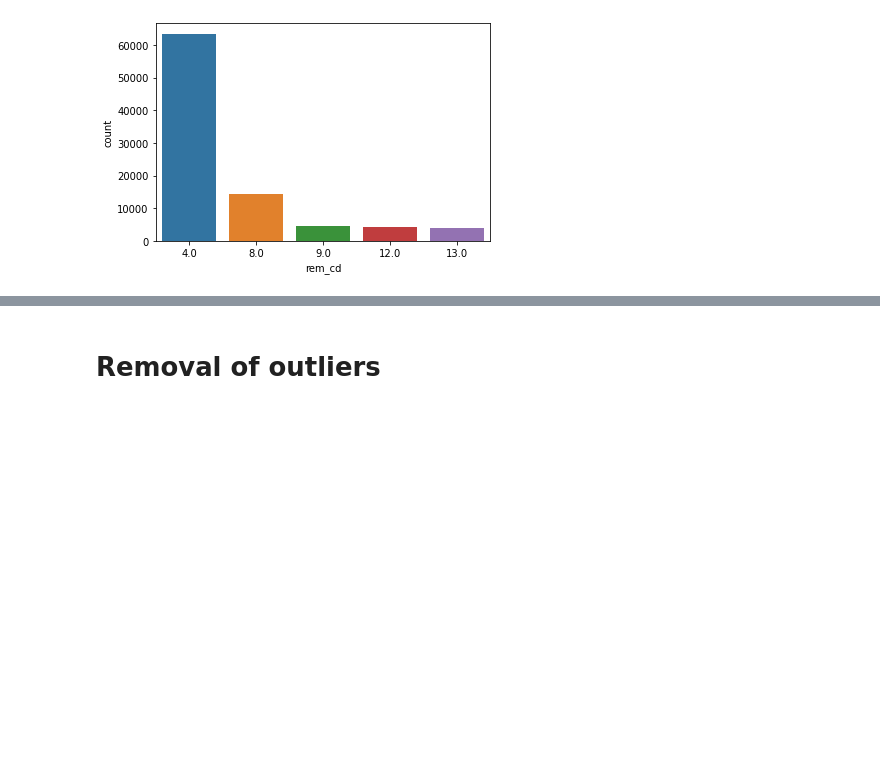
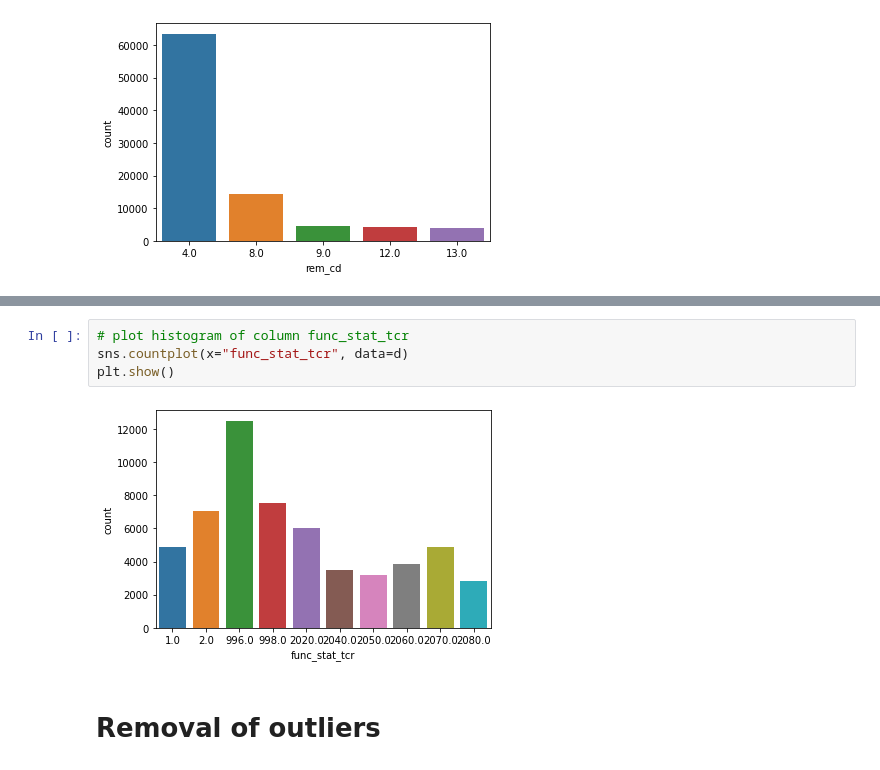
Before and after one commit to wansgar/edan70-project, a Jupyter notebook: column_categorization.ipynb, the cells around one changed output, grey strips where cells are left out. Drawn from its saved outputs; the diff is of its cells as text; blank space fills up the shorter version.

```diff
--- a/column_categorization.ipynb
+++ b/column_categorization.ipynb
@@ -344,3 +358,9 @@ plt.show()
+# %%
+# plot histogram of column func_stat_tcr
+sns.countplot(x="func_stat_tcr", data=d)
+plt.show()
+# %% [output]
+[figure, added]
 # %% [markdown]
 # Removal of outliers
 # %% [markdown]
```
Also changed, not shown: parts of 15 cells of this notebook.
